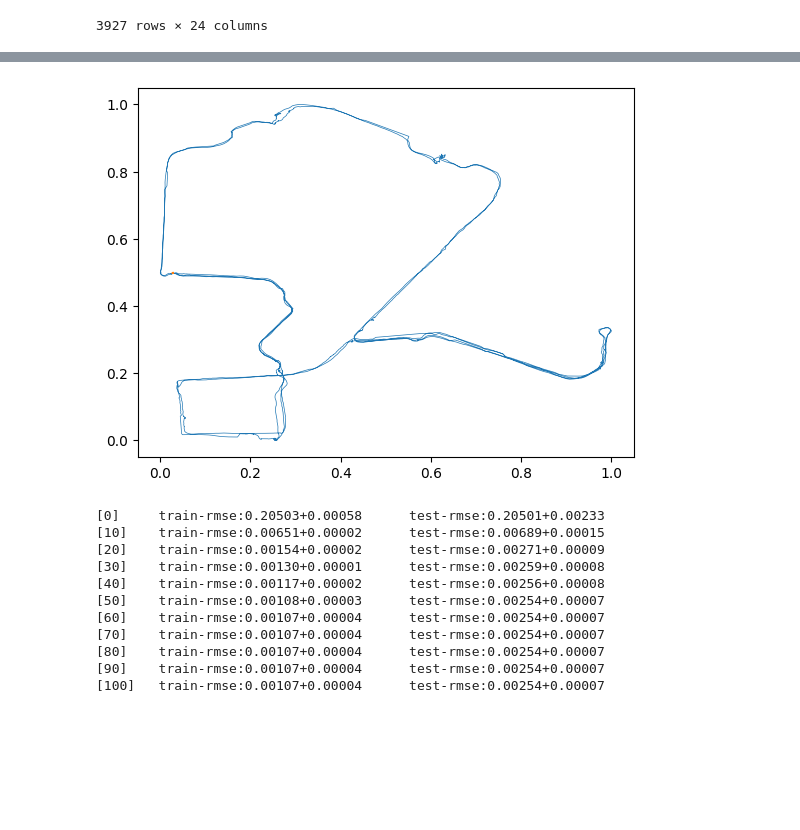
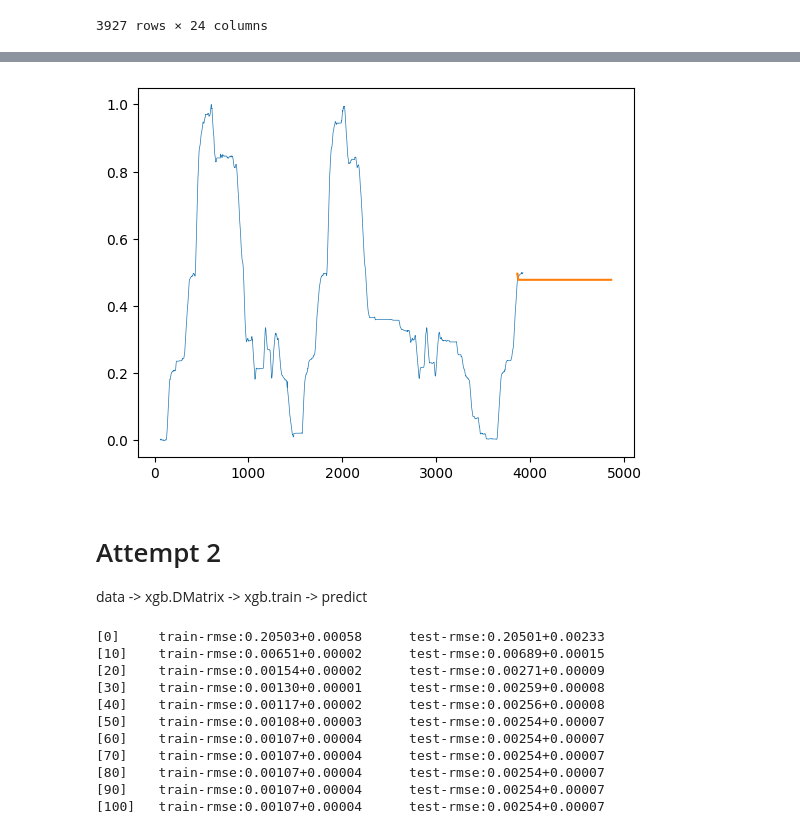
Before and after one commit to CSfromCS/VHS-Thesis, a Jupyter notebook: Baseline Models v4/XGBoost v4.ipynb, the cells around one changed output, grey strips where cells are left out. Cells and saved outputs as stored; diff of their text form; code cells hidden in the pictures; blank space fills up the shorter version.

```diff
--- a/Baseline Models v4/XGBoost v4.ipynb
+++ b/Baseline Models v4/XGBoost v4.ipynb
@@ -70,6 +70,6 @@ df
 | 3926 | 2023-09-18 05:58:05.00 | 2023-09-18 13:58:05.00 | 3924.071169018745 | 0.499844 | 0.028835 | 4.734464033270184 | 58.48317391145974 | ... |
 3927 rows × 24 columns
 # %%
-X = df[:-1][['Latitude', 'Longitude']]#, 'Minute', 'Second']]#, 'Altitude(m)','Speed(m/s)', 'True Heading(deg)']]
+X = df[:-1][['Latitude']]#, 'Longitude']]#, 'Minute', 'Second']]#, 'Altitude(m)','Speed(m/s)', 'True Heading(deg)']]
 X
 # %% [output]
@@ -89,12 +89,12 @@ X
 # %%
 # Create 10 lag features
-for i in range(1,11):
+for i in range(1,61):
     X[f'Latitude_Lag_{i}'] = df['Latitude'].shift(i)
-    X[f'Longitude_Lag_{i}'] = df['Longitude'].shift(i)
+    # X[f'Longitude_Lag_{i}'] = df['Longitude'].shift(i)
 X = X.dropna()
 
 # Y is the next steps
-Y = X.iloc[1:][['Latitude', 'Longitude']]
+Y = X.iloc[1:][['Latitude']]#, 'Longitude']]
 # nextX is the last 2 rows but dataframe
 nextX = X.iloc[[-1]]
 X = X.iloc[:-1]
@@ -126,9 +162,9 @@ params = {
     'objective': 'reg:squarederror',  # Specify the regression objective
     'n_estimators': 100,             # Number of boosting rounds (trees)
     'learning_rate': 0.1,           # Step size shrinkage to prevent overfitting
-    'max_depth': 5,                 # Maximum depth of each tree
-    'min_child_weight': 1,          # Minimum sum of instance weight (hessian) needed in a child
-    'gamma': 0,                     # Minimum loss reduction required to make a further partition on a leaf node
+    'max_depth': 20,                 # Maximum depth of each tree
+    'min_child_weight': 0.5,          # Minimum sum of instance weight (hessian) needed in a child
+    'gamma': 0.1,                     # Minimum loss reduction required to make a further partition on a leaf node
     'subsample': 0.8,               # Fraction of samples used for training each tree
     'colsample_bytree': 0.8,        # Fraction of features used for training each tree
     'random_state': 42               # Seed for reproducibility
@@ -175,10 +211,12 @@ for i in range(1000):
 
     # shift nextX to the right
     # !don't run multiple times because nextX shifts to the right everytime
-    nextX = nextX.shift(2, axis=1)
+    # nextX = nextX.shift(2, axis=1)
+    nextX = nextX.shift(1, axis=1)
 
     # set nextX latitude and longitude to y_pred
-    nextX[['Latitude', 'Longitude']] = y_pred
+    # nextX[['Latitude', 'Longitude']] = y_pred
+    nextX[['Latitude']] = y_pred
 
     # add another row to predictions
     predictions = predictions.append(nextX, ignore_index=True)
@@ -201,13 +239,18 @@ predictions
 # %%
 # Plot 2d array of latitude and longitude on a map
 import matplotlib.pyplot as plt
 
 # plot
-plt.plot(X['Longitude'], X['Latitude'], linewidth=0.5)
-plt.plot(predictions[len(X):]['Longitude'], predictions[len(X):]['Latitude'], linewidth=1.5)
+# plt.plot(X['Longitude'], X['Latitude'], linewidth=0.5)
+# plt.plot(predictions[len(X):]['Longitude'], predictions[len(X):]['Latitude'], linewidth=1.5)
+plt.plot(X['Latitude'], linewidth=0.5)
+plt.plot(predictions[len(X):]['Latitude'], linewidth=1.5)
 plt.show()
 # %% [output]
-[figure, old version]
+[figure, new version]
+# %% [markdown]
+# Attempt 2
+data -> xgb.DMatrix -> xgb.train -> predict
 # %%
 import xgboost as xgb
 
```
Also changed, not shown: parts of 27 cells of this notebook.
